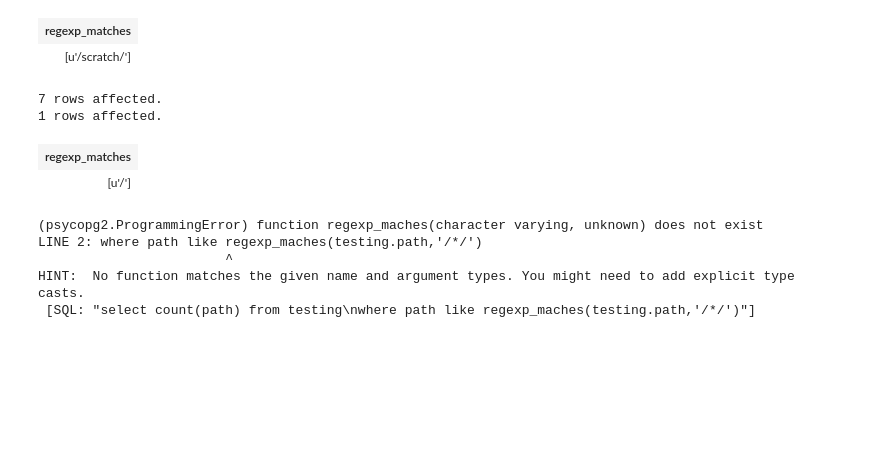
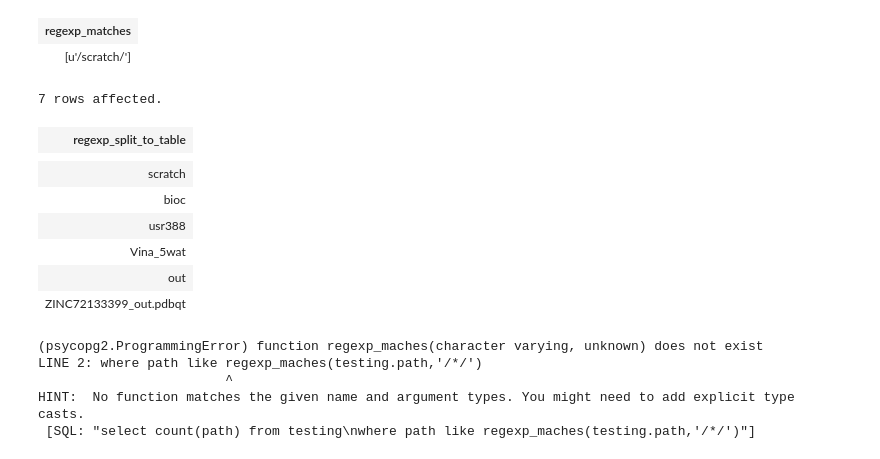
Before and after one commit to mladenivkovic/esc403, a Jupyter notebook: exercises/03-SQL-queries-on-the-Lustre-filesystem-db-pt2-EMPTY.ipynb, the cells around one changed output. Drawn from its saved outputs; the diff is of its cells as text; code cells hidden in the pictures; blank space fills up the shorter version.

```diff
--- a/exercises/03-SQL-queries-on-the-Lustre-filesystem-db-pt2-EMPTY.ipynb
+++ b/exercises/03-SQL-queries-on-the-Lustre-filesystem-db-pt2-EMPTY.ipynb
@@ -151,13 +151,18 @@ select regexp_matches(testing.path,'(\/.*?/)[^/]*?\.\S*') from testing
 | [u'/scratch/'] |
 # %%
 %%sql
-select regexp_split_to_table(testing.path,'/*/') from testing;
-select regexp_matches(testing.path,'/*/') from testing;
+select regexp_split_to_table(testing.path,'/*/') from testing
+--select regexp_matches(testing.path,'/*/') from testing;
 # %% [output]
 7 rows affected.
-1 rows affected.
-| regexp_matches |
-| [u'/'] |
+| regexp_split_to_table |
+|  |
+| scratch |
+| bioc |
+| usr388 |
+| Vina_5wat |
+| out |
+| ZINC72133399_out.pdbqt |
 # %%
 %%sql
 select count(path) from testing
```
Also changed, not shown: parts of 3 cells of this notebook, 2 other files.
